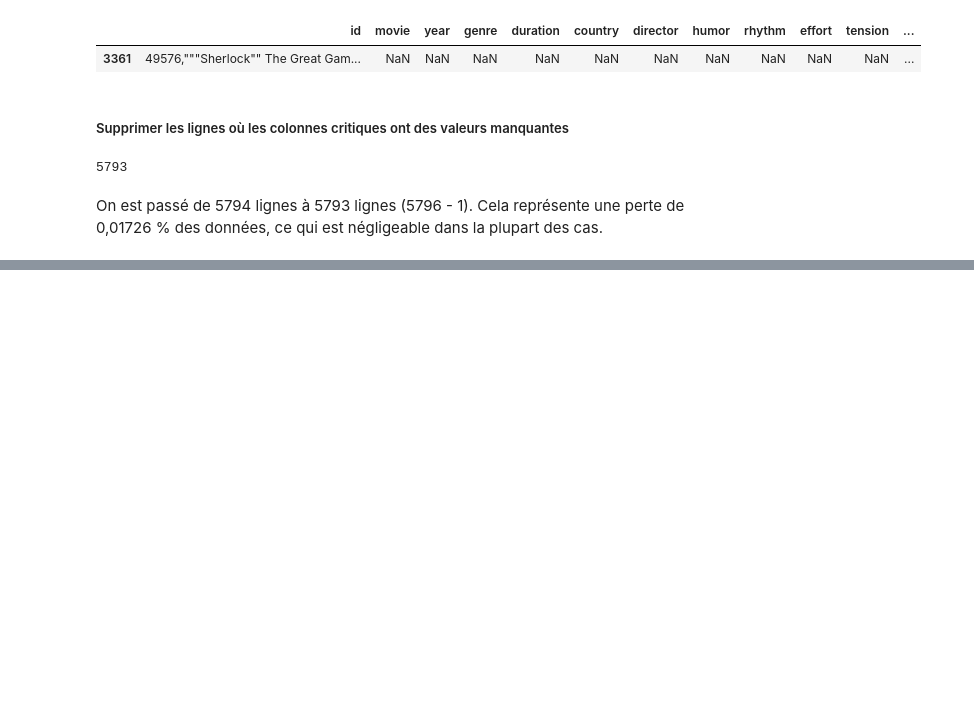
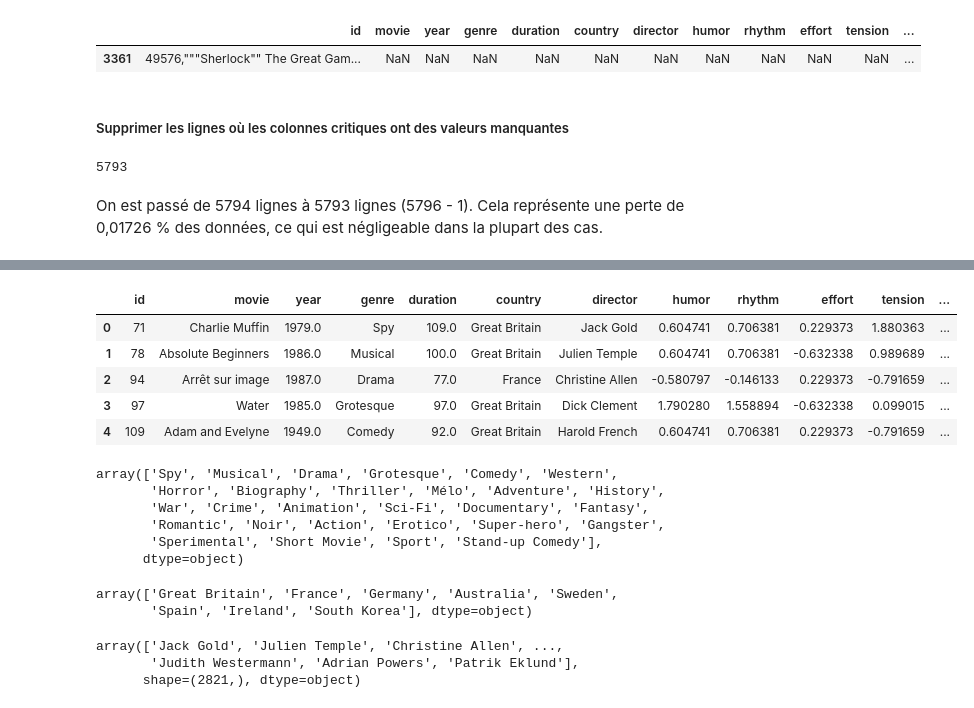
Before and after one commit to miligp/Cinema-Screening-Rules-Challenge, a Jupyter notebook: Cleaning_Data.ipynb, the cells around one changed output, grey strips where cells are left out. Drawn from its saved outputs; the diff is of its cells as text; code cells hidden in the pictures; blank space fills up the shorter version.

```diff
--- a/Cleaning_Data.ipynb
+++ b/Cleaning_Data.ipynb
@@ -427,0 +451,15 @@ Cela représente une perte de 0,01726 % des données, ce qui est négligeable da
+# %%
+from sklearn.preprocessing import StandardScaler
+
+
+# Colonnes numériques à standardiser
+numeric_columns = ['humor', 'rhythm', 'effort', 'tension', 'vote', 'avg_vote']
+
+# Initialiser le StandardScaler
+scaler = StandardScaler()
+
+# Standardiser les colonnes numériques
+df_movies_cleaned[numeric_columns] = scaler.fit_transform(df_movies_cleaned[numeric_columns])
+
+# Vérifier les données standardisées
+df_movies_cleaned[numeric_columns].head()
@@ -427,0 +478,9 @@ Cela représente une perte de 0,01726 % des données, ce qui est négligeable da
+# %%
+df_movies_cleaned.head()
+# %% [output]
+|  | id | movie | year | genre | duration | country | director | humor | rhythm | effort | tension | ... |
+| 0 | 71 | Charlie Muffin | 1979.0 | Spy | 109.0 | Great Britain | Jack Gold | 0.604741 | 0.706381 | 0.229373 | 1.880363 | ... |
+| 1 | 78 | Absolute Beginners | 1986.0 | Musical | 100.0 | Great Britain | Julien Temple | 0.604741 | 0.706381 | -0.632338 | 0.989689 | ... |
+| 2 | 94 | Arrêt sur image | 1987.0 | Drama | 77.0 | France | Christine Allen | -0.580797 | -0.146133 | 0.229373 | -0.791659 | ... |
+| 3 | 97 | Water | 1985.0 | Grotesque | 97.0 | Great Britain | Dick Clement | 1.790280 | 1.558894 | -0.632338 | 0.099015 | ... |
+| 4 | 109 | Adam and Evelyne | 1949.0 | Comedy | 92.0 | Great Britain | Harold French | 0.604741 | 0.706381 | 0.229373 | -0.791659 | ... |
@@ -427,0 +489,20 @@ Cela représente une perte de 0,01726 % des données, ce qui est négligeable da
+# %%
+df_movies_cleaned['genre'].unique()
+# %% [output]
+array(['Spy', 'Musical', 'Drama', 'Grotesque', 'Comedy', 'Western',
+       'Horror', 'Biography', 'Thriller', 'Mélo', 'Adventure', 'History',
+       'War', 'Crime', 'Animation', 'Sci-Fi', 'Documentary', 'Fantasy',
+       'Romantic', 'Noir', 'Action', 'Erotico', 'Super-hero', 'Gangster',
+       'Sperimental', 'Short Movie', 'Sport', 'Stand-up Comedy'],
+      dtype=object)
+# %%
+df_movies_cleaned['country'].unique()
+# %% [output]
+array(['Great Britain', 'France', 'Germany', 'Australia', 'Sweden',
+       'Spain', 'Ireland', 'South Korea'], dtype=object)
+# %%
+df_movies_cleaned['director'].unique()
+# %% [output]
+array(['Jack Gold', 'Julien Temple', 'Christine Allen', ...,
+       'Judith Westermann', 'Adrian Powers', 'Patrik Eklund'],
+      shape=(2821,), dtype=object)
```
Also changed, not shown: parts of 17 cells of this notebook.
